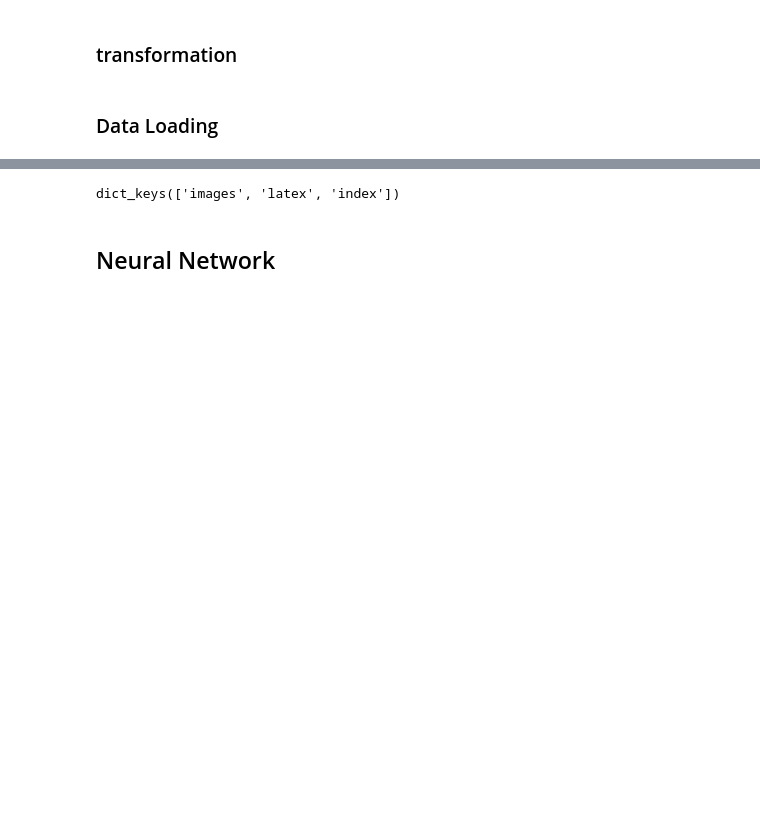
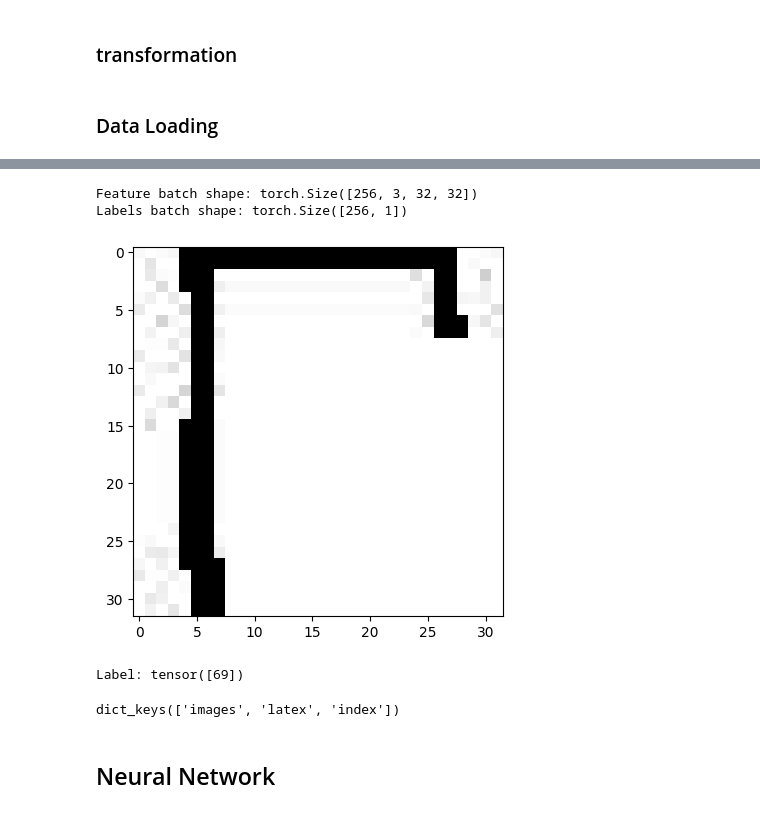
Before and after one commit to DhayananthB/HaSy_Recognition, a Jupyter notebook: Hasy.ipynb, the cells around one changed output, grey strips where cells are left out. Cells and saved outputs as stored; diff of their text form; code cells hidden in the pictures; blank space fills up the shorter version.

```diff
--- a/Hasy.ipynb
+++ b/Hasy.ipynb
@@ -73,3 +74,18 @@ train_dataloader = ds.pytorch(num_workers=0, batch_size=256, shuffle=True,decode
 test_dataloader = dt.pytorch(num_workers=0, batch_size=256, shuffle=True,decode_method={
         'images': 'pil'
     },transform=custom_transform)
+# %%
+train_features, train_labels, index = next(iter(train_dataloader))
+print(f"Feature batch shape: {train_features.size()}")
+print(f"Labels batch shape: {train_labels.size()}")
+
+# For RGB images, no need to use squeeze; directly select the image
+img = train_features[0].permute(1, 2, 0)  # Change dimensions from (C, H, W) to (H, W, C)
+label = train_labels[0]
+
+# Display the image using matplotlib
+plt.imshow(img)
+plt.show()
+
+print(f"Label: {label}")
+# %% [output]
@@ -76,3 +93,7 @@ test_dataloader = dt.pytorch(num_workers=0, batch_size=256, shuffle=True,decode_
+Feature batch shape: torch.Size([256, 3, 32, 32])
+Labels batch shape: torch.Size([256, 1])
+[figure, added]
+Label: tensor([69])
 # %%
 dict(next(iter(test_dataloader))).keys()
 # %% [output]
```
Also changed, not shown: parts of 8 cells of this notebook.
